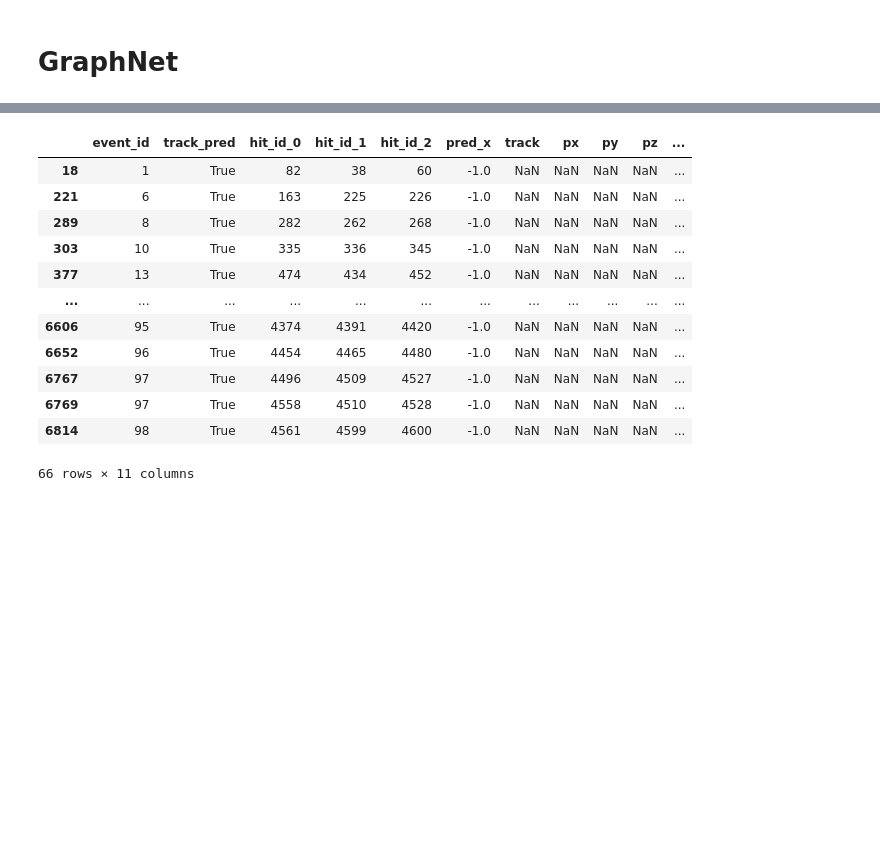
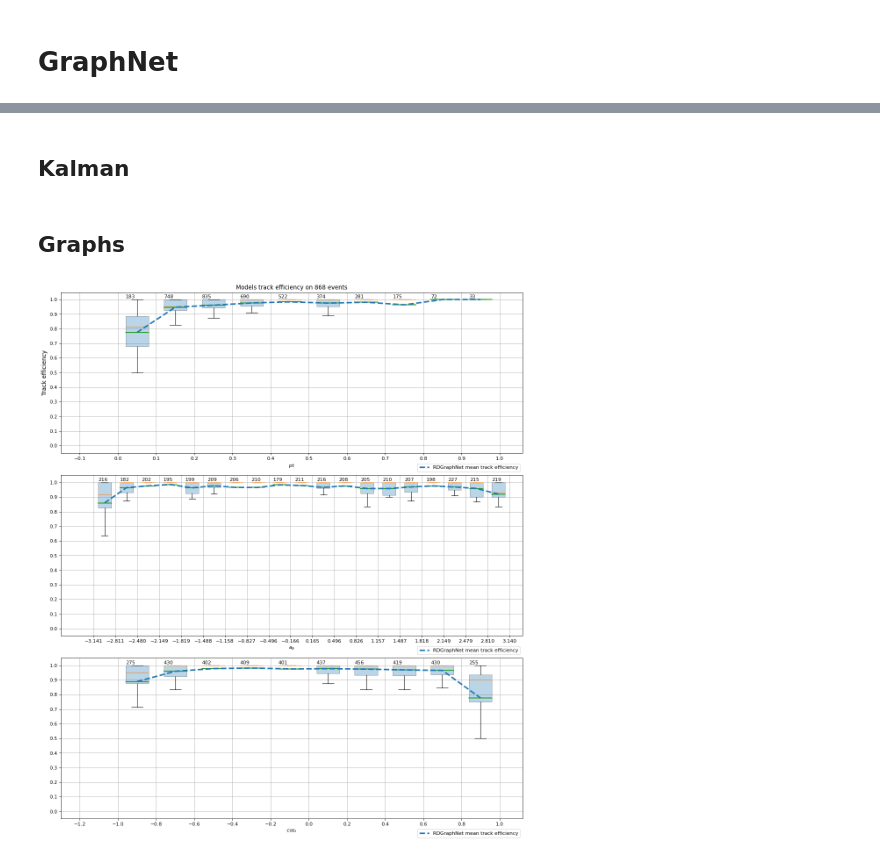
Before and after one commit to t3hseus/ariadne, a Jupyter notebook: notebooks/evaluate_modern.ipynb, the cells around one changed output, grey strips where cells are left out. Drawn from its saved outputs; the diff is of its cells as text; code cells hidden in the pictures; blank space fills up the shorter version.

Commit message:
speed modern graphics

```diff
--- a/notebooks/evaluate_modern.ipynb
+++ b/notebooks/evaluate_modern.ipynb
@@ -31,7 +31,7 @@ parse_cfg = {
     },
     #'input_file_mask': "C:\\Users\\egor\\dubna\\ariadne\\data_bes3\\3.txt",
     'input_file_mask': "/Users/egor/prog/dubna/ariadne/data/bes3/events/3.txt",
-    'events_quantity':':'
+    'events_quantity':'1..100'
 }
 
 global_transformer = Compose([
@@ -63,6 +68,16 @@ from ariadne.transformations import Compose, ConstraintsNormalize, ToCylindrical
 from ariadne_v2.inference import IModelLoader
 
 import torch
+
+suff_df = ('_p', '_c')
+gin.bind_parameter('get_pd_line_graph.restrictions_0',(-0.07, 0.07))
+gin.bind_parameter('get_pd_line_graph.restrictions_1', (-0.32, 0.32))
+gin.bind_parameter('get_pd_line_graph.suffix_c', '_c')
+gin.bind_parameter('get_pd_line_graph.suffix_p','_p')
+gin.bind_parameter('get_pd_line_graph.spec_kwargs', {'suffix_c': '_c',
+                                                     'suffix_p':'_p',
+                                                     'axes':['r', 'phi', 'z']} )
+_edge_restriction = 0.15
 
 class GraphModelLoader(IModelLoader):
     def __call__(self):
@@ -97,18 +112,10 @@ class GraphModelLoader(IModelLoader):
         checkpoint_g = torch.load(path_g) if torch.cuda.is_available() else torch.load(path_g, map_location=torch.device('cpu'))
         model_g = weights_update_g(model=GraphNet_v1(),
                            checkpoint=checkpoint_g)
-        model_hash = {"path_g":path_g, 'gin':gin.config_str(), 'model': '%r' % model_g}
+        model_hash = {"path_g":path_g, 'gin':gin.config_str(), 'model': '%r' % model_g, 'edge':_edge_restriction}
         return model_hash, model_g
 
-suff_df = ('_p', '_c')
-gin.bind_parameter('get_pd_line_graph.restrictions_0',(-0.07, 0.07))
-gin.bind_parameter('get_pd_line_graph.restrictions_1', (-0.32, 0.32))
-gin.bind_parameter('get_pd_line_graph.suffix_c', '_c')
-gin.bind_parameter('get_pd_line_graph.suffix_p','_p')
-gin.bind_parameter('get_pd_line_graph.spec_kwargs', {'suffix_c': '_c',
-                                                     'suffix_p':'_p',
-                                                     'axes':['r', 'phi', 'z']} )
-_edge_restriction = 0.16
+
 
 from collections import namedtuple
 GraphWithIndices = namedtuple('Graph', ['X', 'Ri', 'Ro', 'y', 'v1v2v3', 'ev_id' ])
@@ -159,7 +166,7 @@ from ariadne.graph_net.dataset import collate_fn
 def eval_event(tgt_graph, model_g):
     batch_input, batch_target = collate_fn([tgt_graph])
     with torch.no_grad():
-        y_pred = model_g(batch_input['inputs']).numpy().flatten() > 0.5
+        y_pred = model_g(batch_input['inputs']).numpy().flatten() > 0.2
 
     eval_df = pd.DataFrame(columns=['track_pred', 'hit_id_0', 'hit_id_1', 'hit_id_2'])
     eval_df['track_pred'] = y_pred
@@ -170,7 +177,8 @@ N_STATIONS = 3
 
 evaluator = EventEvaluator(parse_cfg, global_transformer, N_STATIONS)
 events = evaluator.prepare(model_loader=GraphModelLoader())[0]
-all_tracks, all_events = evaluator.build_all_tracks()
-reco_tracks, reco_events = evaluator.run_model(get_graph, eval_event)
+all_results = evaluator.build_all_tracks()
+model_results = evaluator.run_model(get_graph, eval_event)
+results_graphnet = evaluator.solve_results(model_results, all_results)
 # %% [output]
 read entry 682cbbad00e5204cedc1681993c97d66 hit
@@ -291,16 +201,2 @@ precision_results.loc[precision_results.pred_y == 0.0, 'pred_x'] = precision_res
-# %%
-precision_results[(precision_results.track_pred == True) & (precision_results.pred_x != 0.0)]
-# %% [output]
-|  | event_id | track_pred | hit_id_0 | hit_id_1 | hit_id_2 | pred_x | track | px | py | pz | ... |
-| 18 | 1 | True | 82 | 38 | 60 | -1.0 | NaN | NaN | NaN | NaN | ... |
-| 221 | 6 | True | 163 | 225 | 226 | -1.0 | NaN | NaN | NaN | NaN | ... |
-| 289 | 8 | True | 282 | 262 | 268 | -1.0 | NaN | NaN | NaN | NaN | ... |
-| 303 | 10 | True | 335 | 336 | 345 | -1.0 | NaN | NaN | NaN | NaN | ... |
-| 377 | 13 | True | 474 | 434 | 452 | -1.0 | NaN | NaN | NaN | NaN | ... |
-| ... | ... | ... | ... | ... | ... | ... | ... | ... | ... | ... | ... |
-| 6606 | 95 | True | 4374 | 4391 | 4420 | -1.0 | NaN | NaN | NaN | NaN | ... |
-| 6652 | 96 | True | 4454 | 4465 | 4480 | -1.0 | NaN | NaN | NaN | NaN | ... |
-| 6767 | 97 | True | 4496 | 4509 | 4527 | -1.0 | NaN | NaN | NaN | NaN | ... |
-| 6769 | 97 | True | 4558 | 4510 | 4528 | -1.0 | NaN | NaN | NaN | NaN | ... |
-| 6814 | 98 | True | 4561 | 4599 | 4600 | -1.0 | NaN | NaN | NaN | NaN | ... |
-66 rows × 11 columns
+# %% [markdown]
+## Kalman
@@ -306,0 +265,2 @@ precision_results[(precision_results.track_pred == True) & (precision_results.pr
+# %% [markdown]
+## Graphs
@@ -306,0 +613,6 @@ precision_results[(precision_results.track_pred == True) & (precision_results.pr
+# %%
+plot_model_results(["RDGraphNet"],
+                   [results_graphnet],
+                   to_recall)
+# %% [output]
+[figure, added]
```
Also changed, not shown: parts of 14 cells of this notebook, 2 other files.
